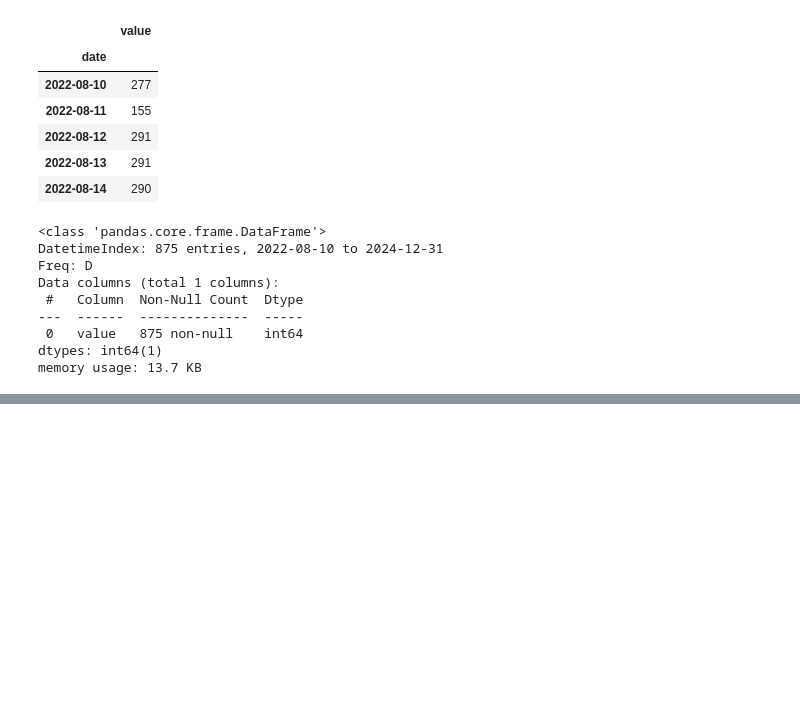
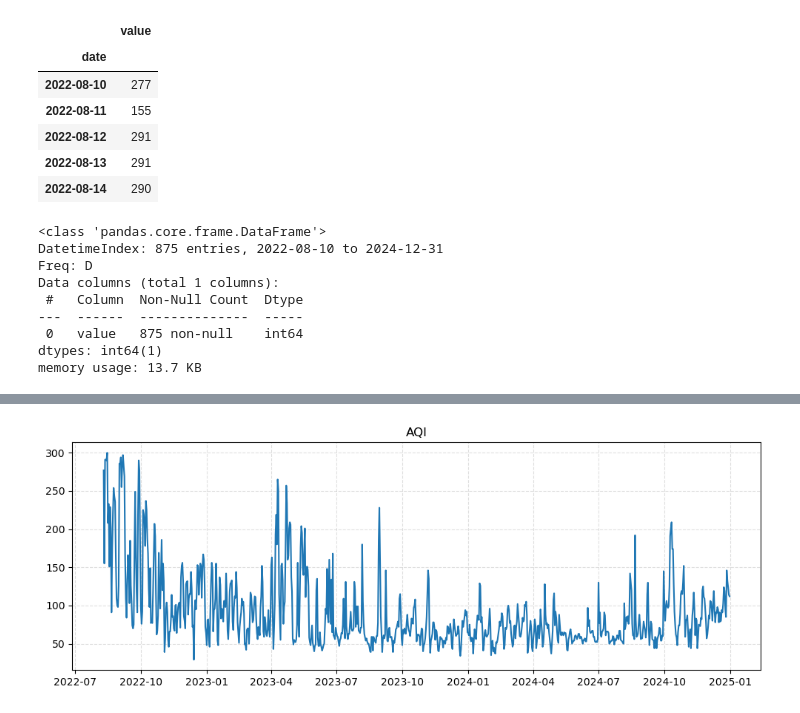
Before and after one commit to ndrhmdk/foundation-moirai-time-series-forecasting, a Jupyter notebook: notebooks/exp-pull-data.ipynb, the cells around one changed output, grey strips where cells are left out. Saved outputs shown, nothing was run; the diff lists cells and outputs as text; code cells hidden in the pictures; blank space fills up the shorter version.

```diff
--- a/notebooks/exp-pull-data.ipynb
+++ b/notebooks/exp-pull-data.ipynb
@@ -200,0 +251,6 @@ memory usage: 13.7 KB
+# %%
+df_aqi.to_csv(AQI_CSV)
+temp_df = pd.read_csv(f"{AQI_CSV}", index_col='date', parse_dates=True)
+print(f"AQI Range: {temp_df.index.min()} to {temp_df.index.max()}")
+visualize("AQI", temp_df)
+# %% [output]
@@ -200,0 +258 @@ memory usage: 13.7 KB
+[figure, added]
```
Also changed, not shown: parts of 10 cells of this notebook, 1 other file.
